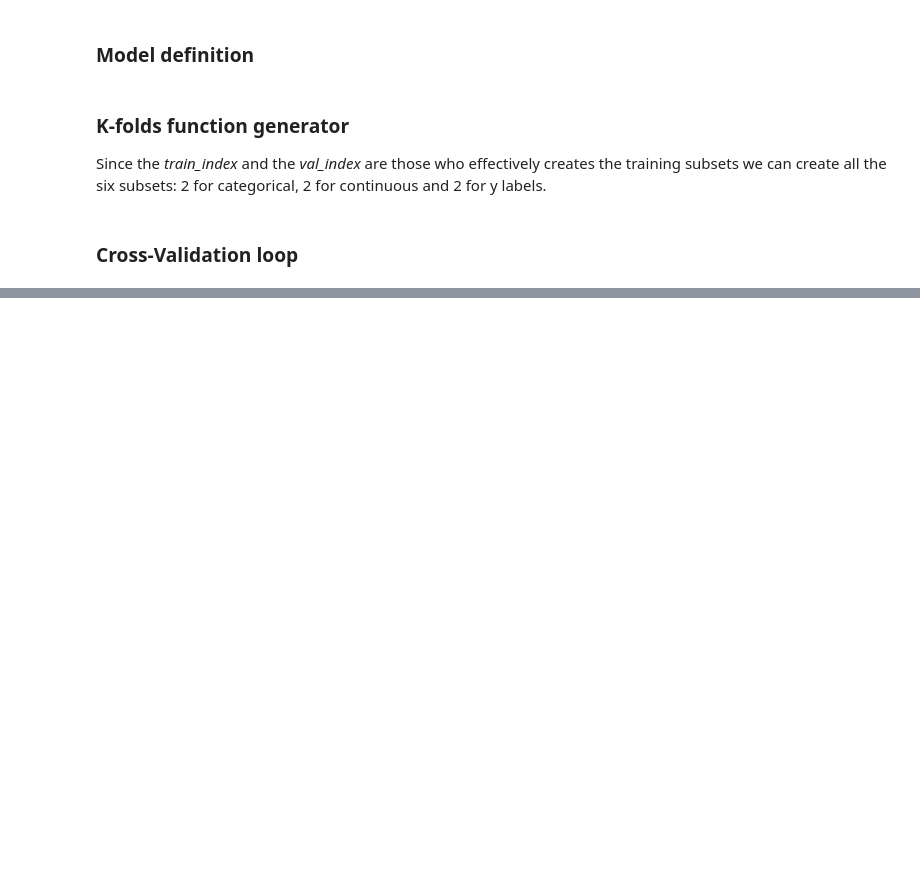
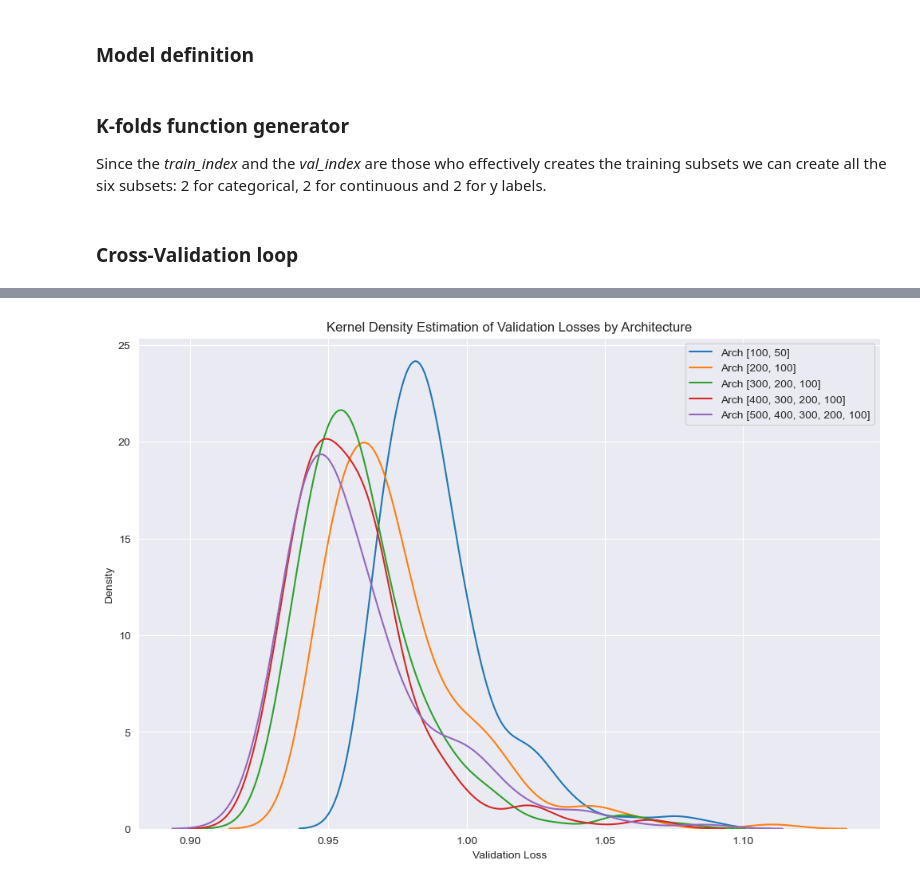
Before and after one commit to omar11205/torchDeepLearning, a Jupyter notebook: ANN/19_torch_taxi_fares_p2.ipynb, the cells around one changed output, grey strips where cells are left out. Cells and saved outputs as stored; diff of their text form; code cells hidden in the pictures; blank space fills up the shorter version.

```diff
--- a/ANN/19_torch_taxi_fares_p2.ipynb
+++ b/ANN/19_torch_taxi_fares_p2.ipynb
@@ -322,0 +299,12 @@ plt.show()
+# %%
+plt.figure(figsize=(12, 8))
+for arch in results_kfold["Architecture"].unique():
+    sns.kdeplot(results_kfold[results_kfold["Architecture"] == arch]["Validation Loss"], label=f"Arch {arch}")
+
+plt.title("Kernel Density Estimation of Validation Losses by Architecture")
+plt.xlabel("Validation Loss")
+plt.ylabel("Density")
+plt.legend()
+plt.show()
+# %% [output]
+[figure, added]
```
Also changed, not shown: parts of 14 cells of this notebook, 6 other files.
